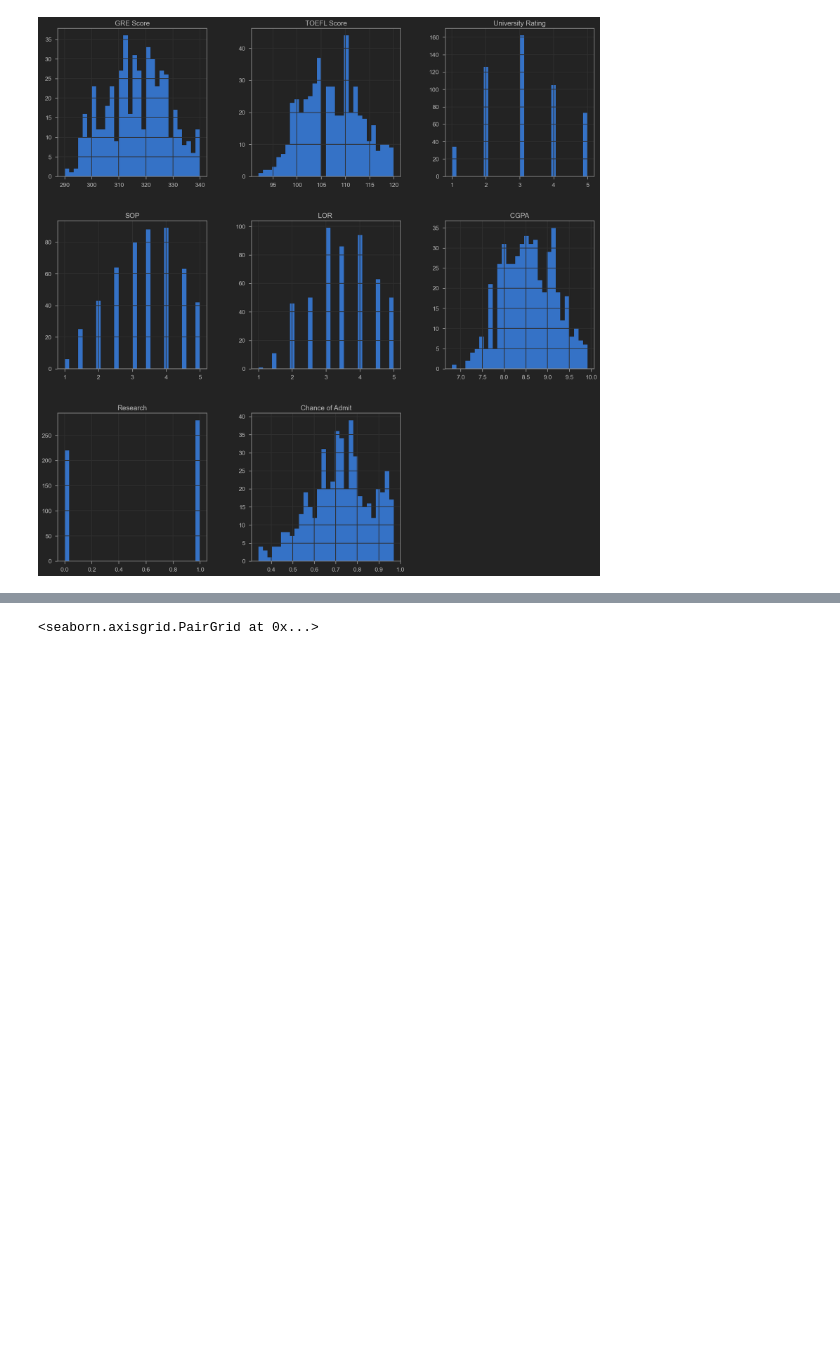
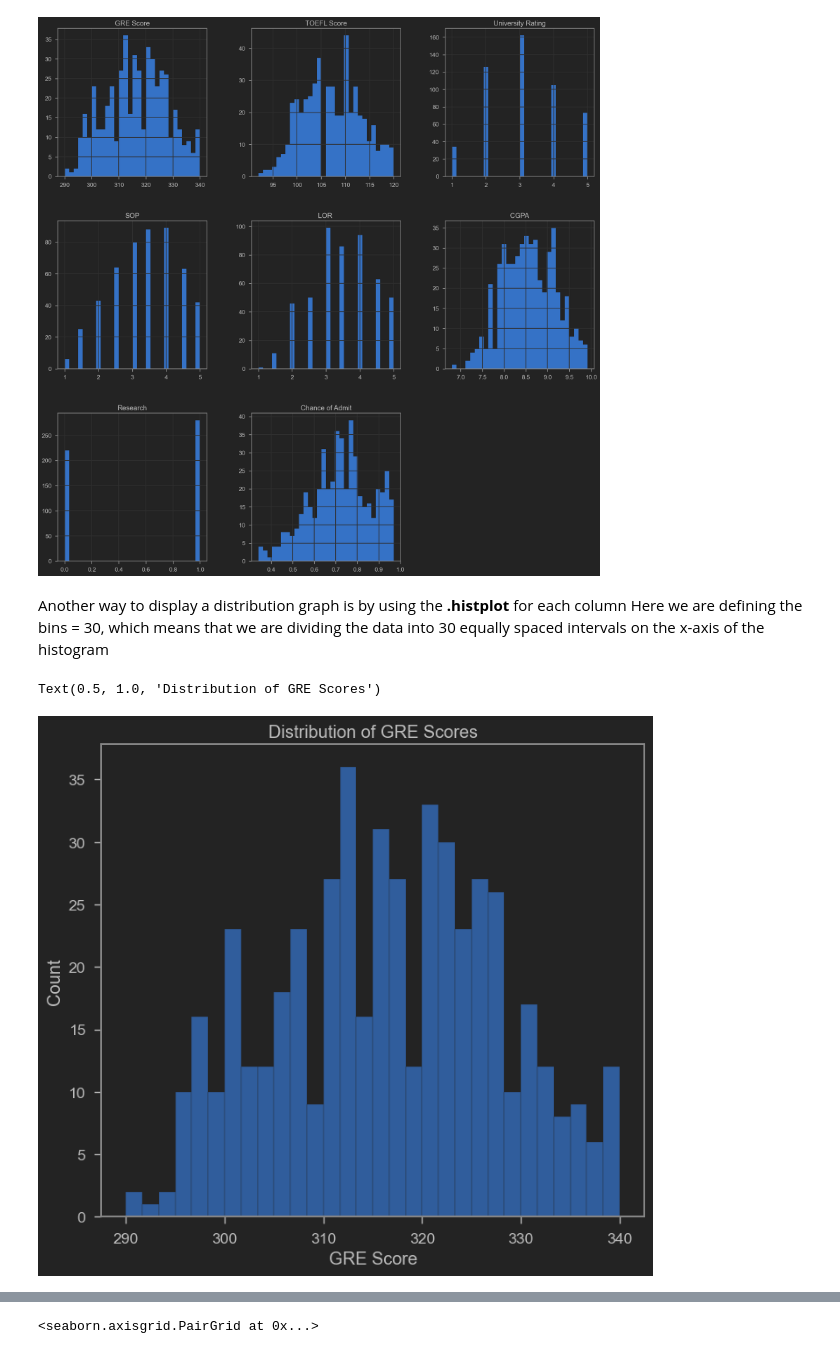
Before and after one commit to leon-czarlinski/UniversityAdmission, a Jupyter notebook: src/Graduate_Admission_Prediction.ipynb, the cells around one changed output, grey strips where cells are left out. Drawn from its saved outputs; the diff is of its cells as text; code cells hidden in the pictures; blank space fills up the shorter version.

Commit message:
Worked on explanations on each task

```diff
--- a/src/Graduate_Admission_Prediction.ipynb
+++ b/src/Graduate_Admission_Prediction.ipynb
@@ -163,3 +200,12 @@ array([[<Axes: title={'center': 'GRE Score'}>,
         <Axes: title={'center': 'Chance of Admit'}>, <Axes: >]],
       dtype=object)
 [figure]
+# %% [markdown]
+Another way to display a distribution graph is by using the **.histplot** for each column
+Here we are defining the bins = 30, which means that we are dividing the data into 30 equally spaced intervals on the x-axis of the histogram
+# %%
+sns.histplot(admission_df['GRE Score'], bins=30, kde=False, color='b')
+plt.title("Distribution of GRE Scores")
+# %% [output]
+Text(0.5, 1.0, 'Distribution of GRE Scores')
+[figure, added]
```
Also changed, not shown: parts of 23 cells of this notebook.
